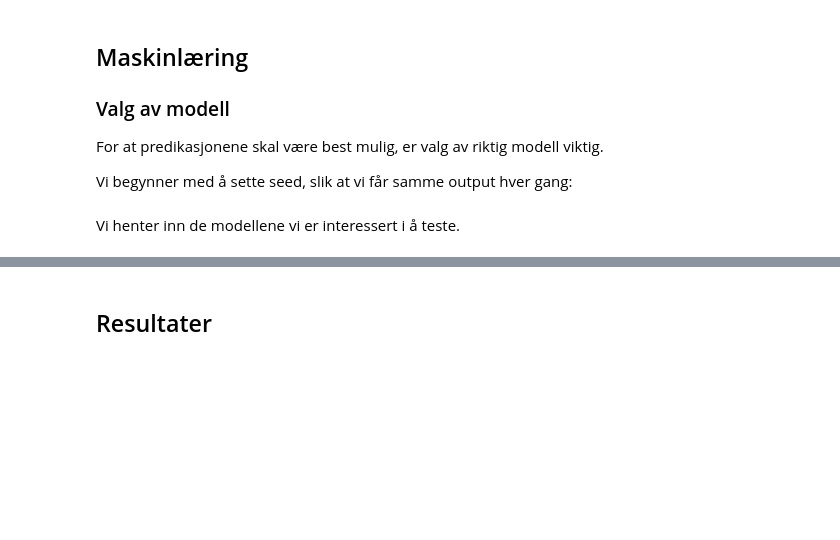
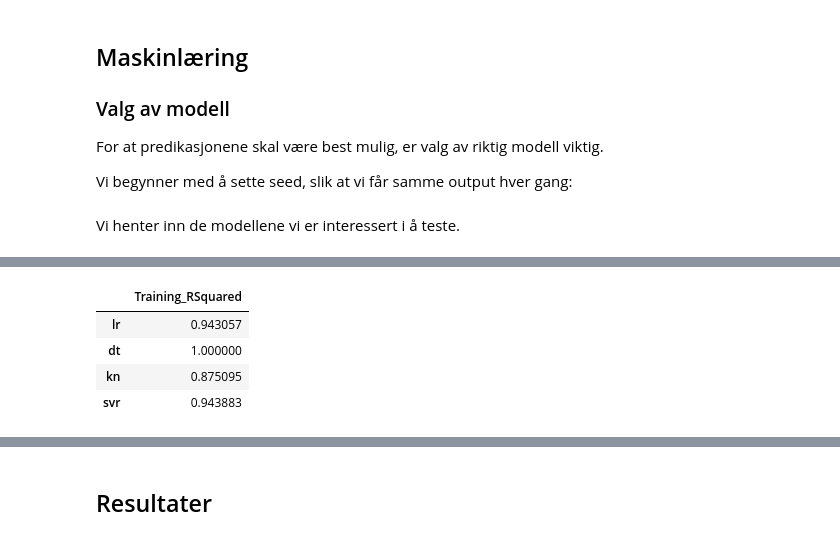
Before and after one commit to sebastianberge/ames-housing-prices, a Jupyter notebook: Ames - Housing Prices.ipynb, the cells around one changed output, grey strips where cells are left out. Saved outputs shown, nothing was run; the diff lists cells and outputs as text; code cells hidden in the pictures; blank space fills up the shorter version.

```diff
--- a/Ames - Housing Prices.ipynb
+++ b/Ames - Housing Prices.ipynb
@@ -477,0 +496,8 @@ kn = KNeighborsRegressor(n_jobs = -1)
+# %%
+scores
+# %% [output]
+|  | Training_RSquared |
+| lr | 0.943057 |
+| dt | 1.000000 |
+| kn | 0.875095 |
+| svr | 0.943883 |
```
Also changed, not shown: parts of 16 cells of this notebook, 1 other file.
